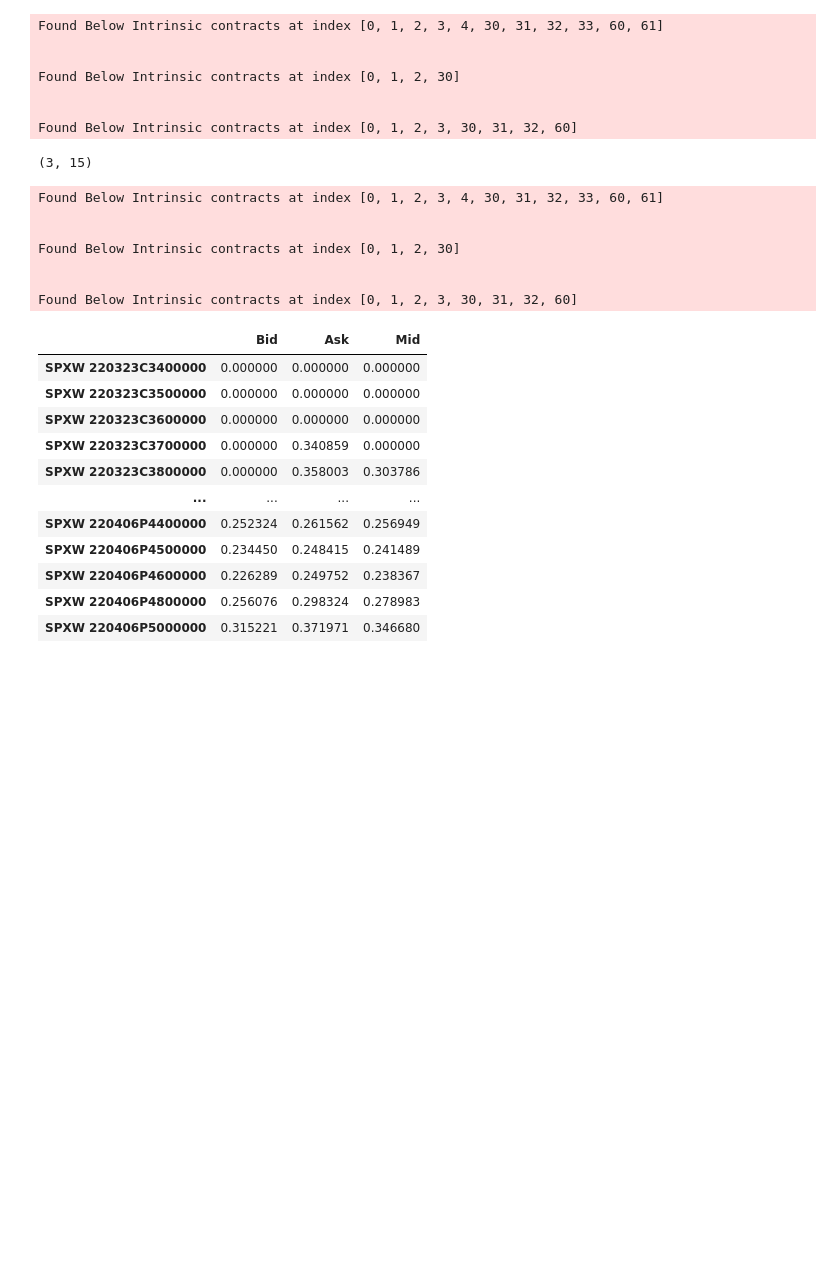
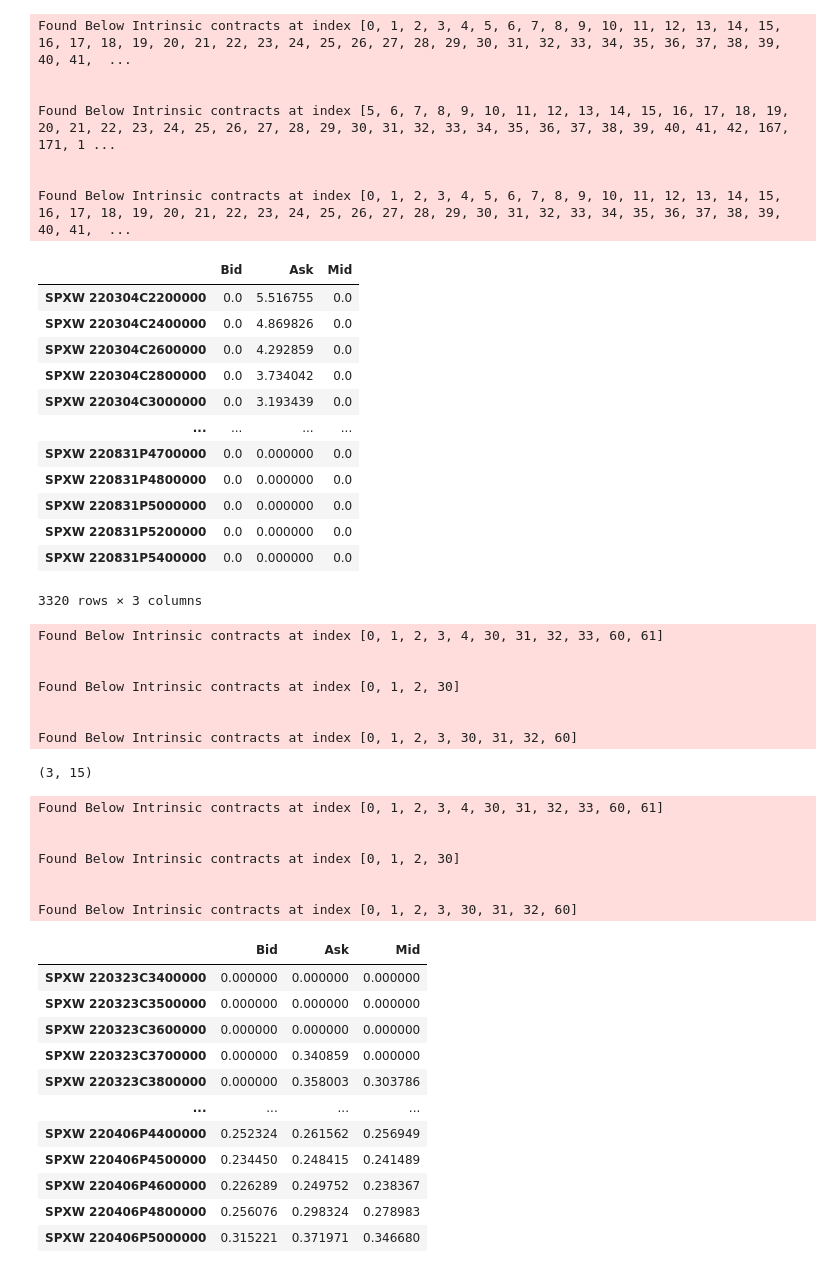
Before and after one commit to mayurankv/msc-statistics-dissertation, a Jupyter notebook: Project/notebooks/option_test.ipynb, the cells around one changed output. Cells and saved outputs as stored; diff of their text form; code cells hidden in the pictures; blank space fills up the shorter version.

```diff
--- a/Project/notebooks/option_test.ipynb
+++ b/Project/notebooks/option_test.ipynb
@@ -111,0 +307,25 @@ TypeError: VolatilitySurface.empirical_pricing_implied_volatility() missing 1 re
+# %%
+b = spx_vs.empirical_price(time)
+a = spx_vs.empirical_pricing_implied_volatility(time, PricingModel())
+a
+# %% [output]
+Found Below Intrinsic contracts at index [0, 1, 2, 3, 4, 5, 6, 7, 8, 9, 10, 11, 12, 13, 14, 15, 16, 17, 18, 19, 20, 21, 22, 23, 24, 25, 26, 27, 28, 29, 30, 31, 32, 33, 34, 35, 36, 37, 38, 39, 40, 41,  ...
+
+
+Found Below Intrinsic contracts at index [5, 6, 7, 8, 9, 10, 11, 12, 13, 14, 15, 16, 17, 18, 19, 20, 21, 22, 23, 24, 25, 26, 27, 28, 29, 30, 31, 32, 33, 34, 35, 36, 37, 38, 39, 40, 41, 42, 167, 171, 1 ...
+
+
+Found Below Intrinsic contracts at index [0, 1, 2, 3, 4, 5, 6, 7, 8, 9, 10, 11, 12, 13, 14, 15, 16, 17, 18, 19, 20, 21, 22, 23, 24, 25, 26, 27, 28, 29, 30, 31, 32, 33, 34, 35, 36, 37, 38, 39, 40, 41,  ...
+|  | Bid | Ask | Mid |
+| SPXW 220304C2200000 | 0.0 | 5.516755 | 0.0 |
+| SPXW 220304C2400000 | 0.0 | 4.869826 | 0.0 |
+| SPXW 220304C2600000 | 0.0 | 4.292859 | 0.0 |
+| SPXW 220304C2800000 | 0.0 | 3.734042 | 0.0 |
+| SPXW 220304C3000000 | 0.0 | 3.193439 | 0.0 |
+| ... | ... | ... | ... |
+| SPXW 220831P4700000 | 0.0 | 0.000000 | 0.0 |
+| SPXW 220831P4800000 | 0.0 | 0.000000 | 0.0 |
+| SPXW 220831P5000000 | 0.0 | 0.000000 | 0.0 |
+| SPXW 220831P5200000 | 0.0 | 0.000000 | 0.0 |
+| SPXW 220831P5400000 | 0.0 | 0.000000 | 0.0 |
+3320 rows × 3 columns
```
Also changed, not shown: parts of 24 cells of this notebook, 18 other files.
